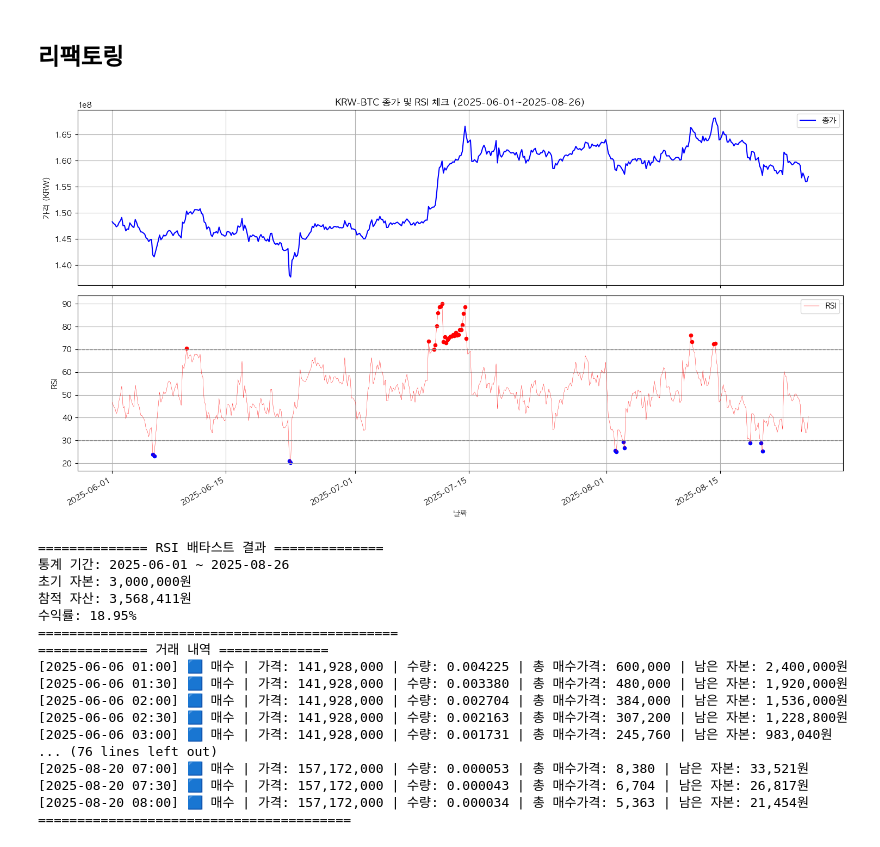
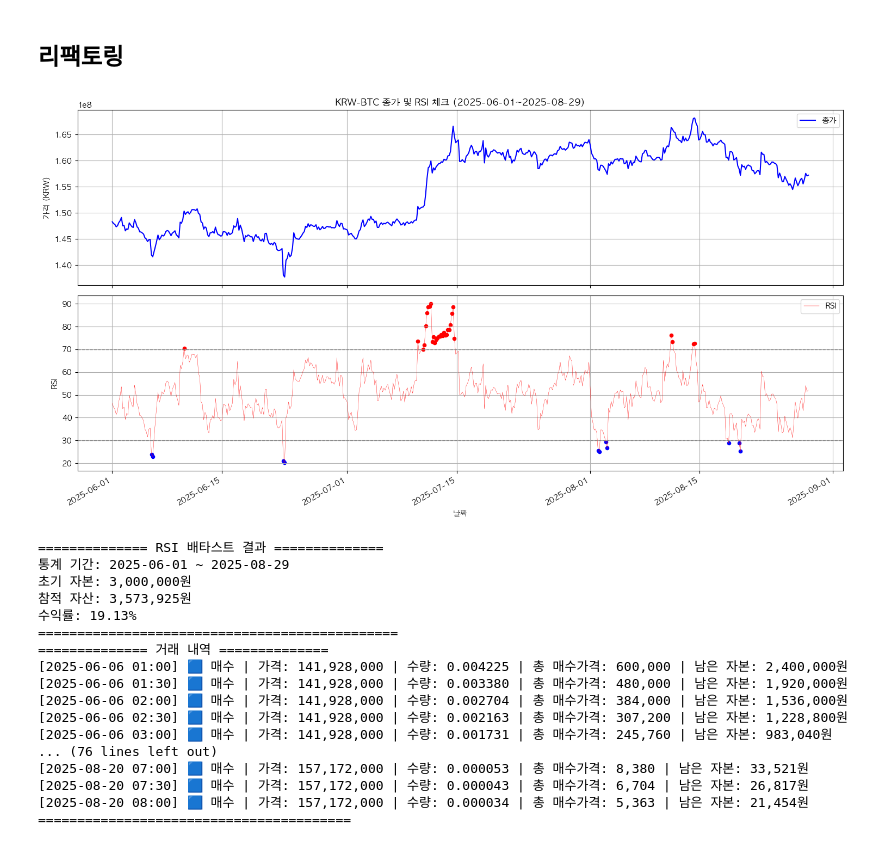
Before and after one commit to indextrown/Bitcoin, a Jupyter notebook: 백테스팅/04. RSI 봇 백테스팅.ipynb, the cells around one changed output. Cells and saved outputs as stored; diff of their text form; code cells hidden in the pictures.

```diff
--- a/백테스팅/04. RSI 봇 백테스팅.ipynb
+++ b/백테스팅/04. RSI 봇 백테스팅.ipynb
@@ -507,12 +507,12 @@ with open("trade_log.txt", "w", encoding="utf-8") as f:
 # %% [markdown]
 ## 리팩토링
 # %%
-import pyupbit                          # 업비트 시세 데이터 API
-import matplotlib as mpl               # 포넌 설정 등
-import matplotlib.pyplot as plt        # 시각화 라이브러리
-import pandas as pd                    # 데이터 처리용
+import pyupbit                             # 업비트 시세 데이터 API
+import matplotlib as mpl                   # 포넌 설정 등
+import matplotlib.pyplot as plt            # 시각화 라이브러리
+import pandas as pd                        # 데이터 처리용
 from datetime import datetime, timedelta   # 날짜 계산용
-import matplotlib.dates as mdates      # 날짜 포맷 설정용
+import matplotlib.dates as mdates          # 날짜 포맷 설정용
 
 # 한국 포넌 및 마이너스 깨짝 방지 설정
 mpl.rcParams['font.family'] = 'AppleGothic'
@@ -521,7 +521,7 @@ mpl.rcParams['axes.unicode_minus'] = False
 ########## 설정 값 ##########
 ticker = "KRW-BTC"
 start_date = "2025-06-01"
-end_date = "2025-08-26"
+end_date = "2025-08-29"
 interval = "minute240"
 rsi_period = 14
 bot_interval = 30
@@ -674,39 +674,39 @@ with open("trade_log.txt", "w", encoding="utf-8") as f:
 
     for log in trade_log:
         time, action, price, qty, cash = log
 
         if action == "BUY":
             cost = price * qty * (1 + fee)
             total_cost += cost
             qty_hold += qty
             avg_price = total_cost / qty_hold
             f.write(
                 f"[{time.strftime('%Y-%m-%d %H:%M')}] 🟦 매수 | "
                 f"가격: {price:,.0f} | 수량: {qty:.6f} | 총 매수가격: {cost:,.0f} | 남은 자본: {cash:,.0f}원\n"
             )
 
         elif action == "SELL":
             proceeds = price * qty * (1 - fee)
             profit = proceeds - (avg_price * qty)
             f.write(
                 f"[{time.strftime('%Y-%m-%d %H:%M')}] 🟥 매도 | "
                 f"가격: {price:,.0f} | 수량: {qty:.6f} | 실현 금액: {proceeds:,.0f} | 남은 자본: {cash:,.0f}원\n"
             )
             f.write(
                 f"              ➞ 투자 수익: {profit:,.0f}원 (평균 매수가: {avg_price:,.0f})\n"
             )
             total_cost = 0
             qty_hold = 0
             avg_price = 0
 
     f.write("========================================\n")
 # %% [output]
-[figure, old version]
+[figure, new version]
 ============== RSI 배타스트 결과 ==============
-통계 기간: 2025-06-01 ~ 2025-08-26
+통계 기간: 2025-06-01 ~ 2025-08-29
 초기 자본: 3,000,000원
-참적 자산: 3,568,411원
-수익률: 18.95%
+참적 자산: 3,573,925원
+수익률: 19.13%
 ==============================================
 ============== 거래 내역 ==============
 [2025-06-06 01:00] 🟦 매수 | 가격: 141,928,000 | 수량: 0.004225 | 총 매수가격: 600,000 | 남은 자본: 2,400,000원
```
Also changed, not shown: parts of 1 cell of this notebook, 5 other files.
